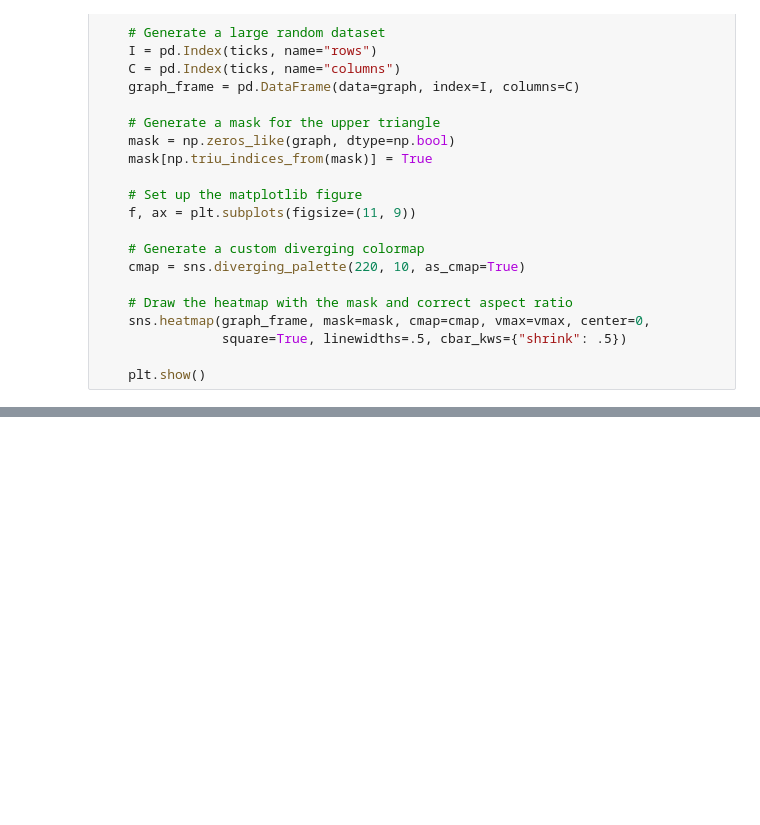
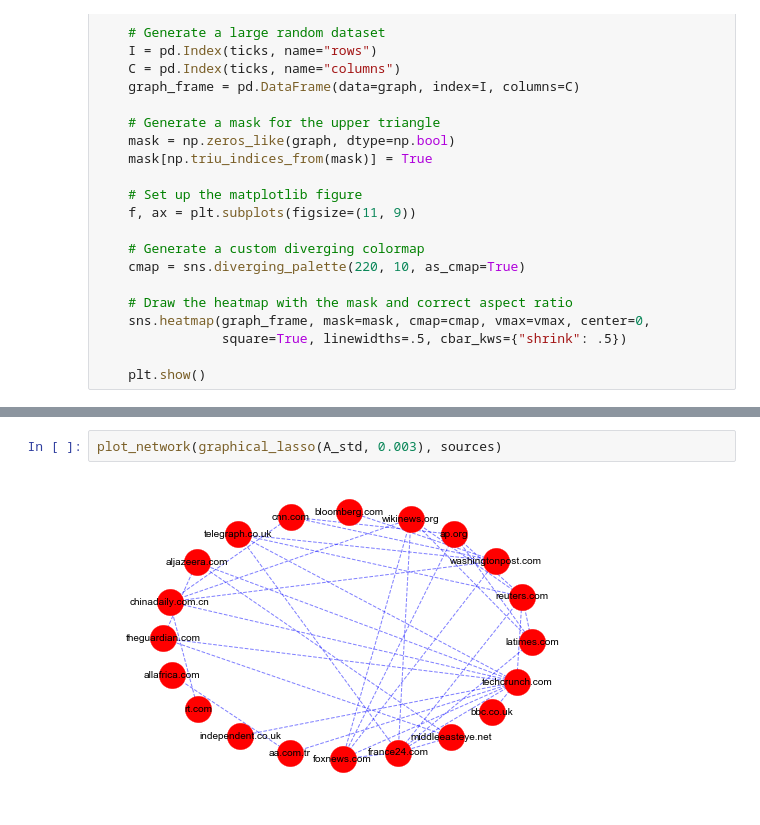
Before and after one commit to MickJermsurawong/EE227-graphical-lasso, a Jupyter notebook: Sentiment.ipynb, the cells around one changed output, grey strips where cells are left out. Saved outputs shown, nothing was run; the diff lists cells and outputs as text; blank space fills up the shorter version.

```diff
--- a/Sentiment.ipynb
+++ b/Sentiment.ipynb
@@ -286,3 +323,7 @@ def plot_estimated_graph(graph, ticks, vmax=10):
+# %%
+plot_network(graphical_lasso(A_std, 0.003), sources)
+# %% [output]
+[figure, added]
 # %%
 plot_estimated_graph(theta_estimated, sources)
 # %% [output]
```
Also changed, not shown: parts of 14 cells of this notebook.
